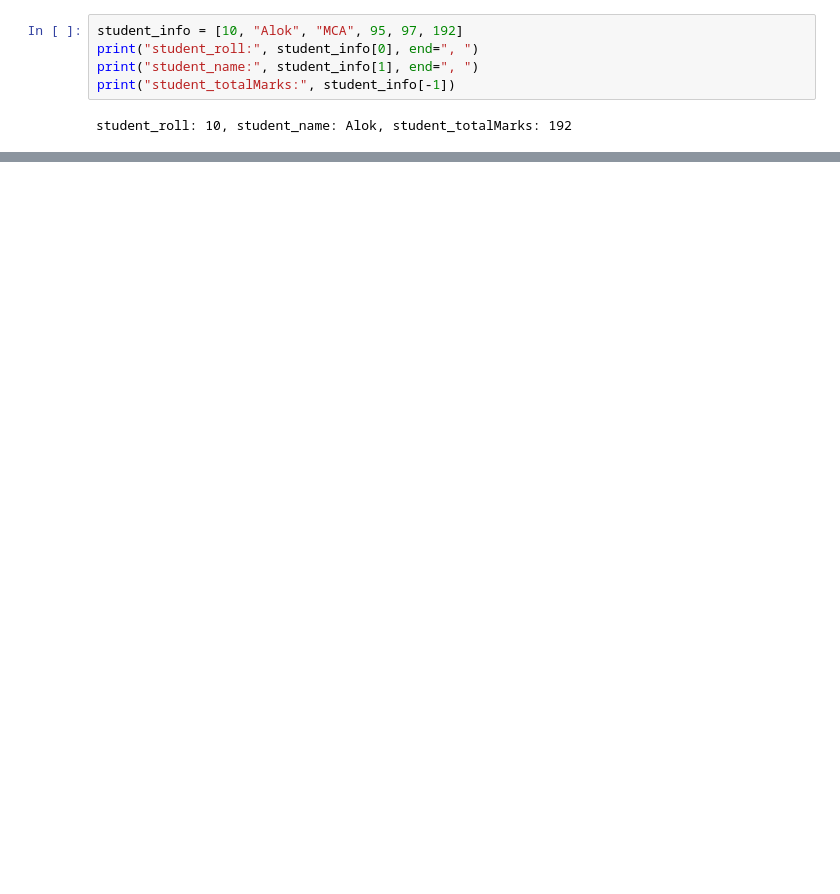
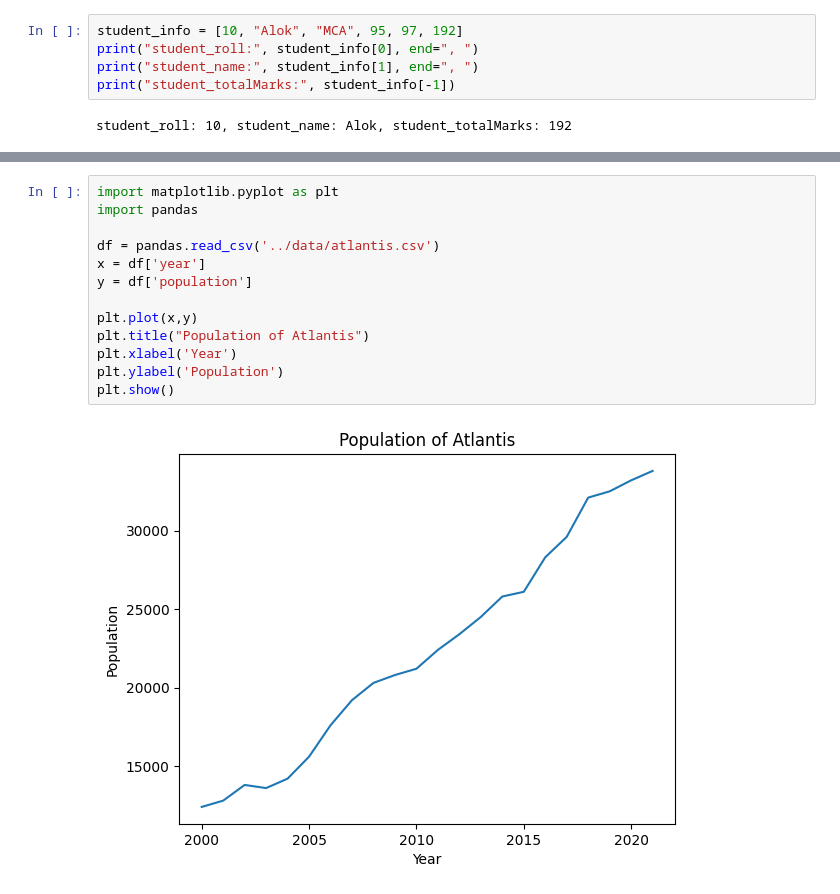
Before and after one commit to alokshandilya/ds-ml-notes, a Jupyter notebook: 00-python/02-data-structures.ipynb, the cells around one changed output, grey strips where cells are left out. Saved outputs shown, nothing was run; the diff lists cells and outputs as text; blank space fills up the shorter version.

```diff
--- a/00-python/02-data-structures.ipynb
+++ b/00-python/02-data-structures.ipynb
@@ -55,0 +468,15 @@ student_roll: 10, student_name: Alok, student_totalMarks: 192
+# %%
+import matplotlib.pyplot as plt
+import pandas
+
+df = pandas.read_csv('../data/atlantis.csv')
+x = df['year']
+y = df['population']
+
+plt.plot(x,y)
+plt.title("Population of Atlantis")
+plt.xlabel('Year')
+plt.ylabel('Population')
+plt.show()
+# %% [output]
+[figure, added]
```
Also changed, not shown: parts of 33 cells of this notebook, 1 other file.
